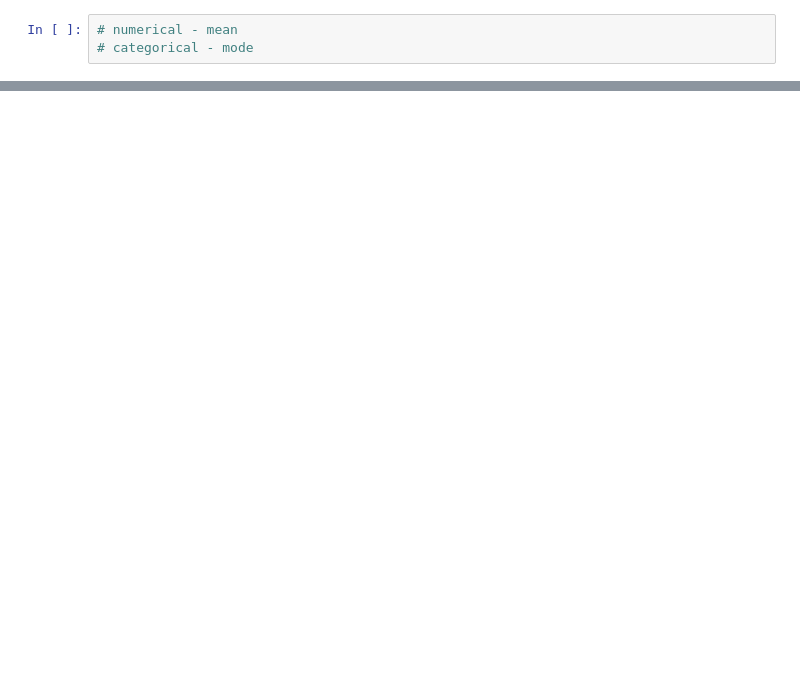
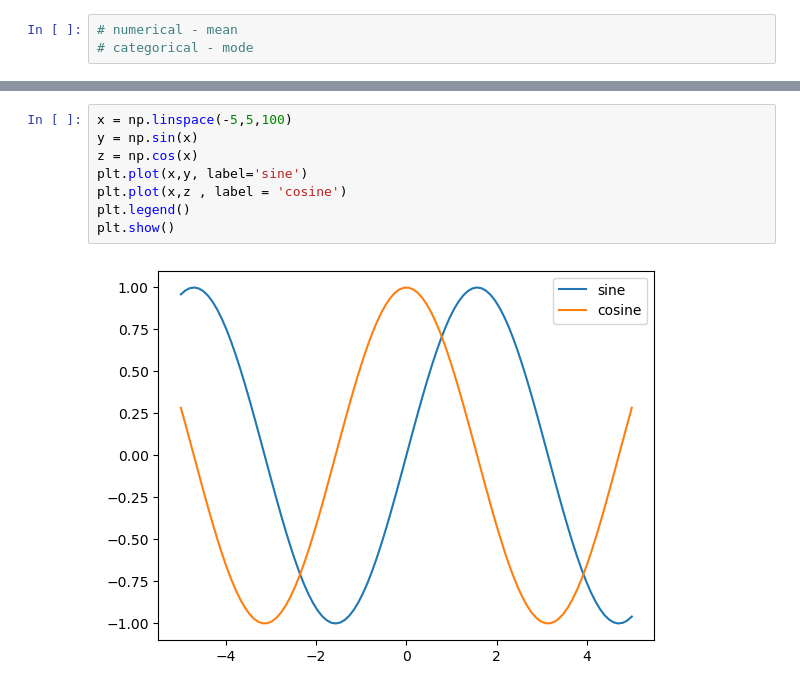
Before and after one commit to nachikethmurthy/Data-Science-Python-Sep-25, a Jupyter notebook: Module-2/Numpy Pandas Matplotlib.ipynb, the cells around one changed output, grey strips where cells are left out. Drawn from its saved outputs; the diff is of its cells as text; blank space fills up the shorter version.

```diff
--- a/Module-2/Numpy Pandas Matplotlib.ipynb
+++ b/Module-2/Numpy Pandas Matplotlib.ipynb
@@ -1091,0 +1203,10 @@ loan_df['LoanAmount'] = loan_df['LoanAmount'].fillna(loan_df['LoanAmount'].mean(
+# %%
+x = np.linspace(-5,5,100)
+y = np.sin(x)
+z = np.cos(x)
+plt.plot(x,y, label='sine')
+plt.plot(x,z , label = 'cosine')
+plt.legend()
+plt.show()
+# %% [output]
+[figure, added]
```
Also changed, not shown: parts of 33 cells of this notebook, 6 other files.
